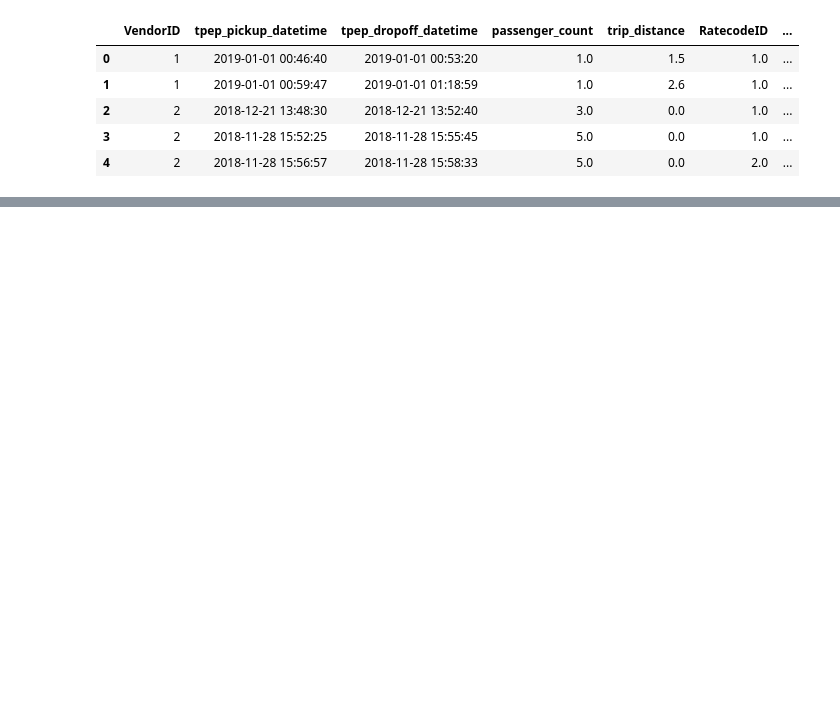
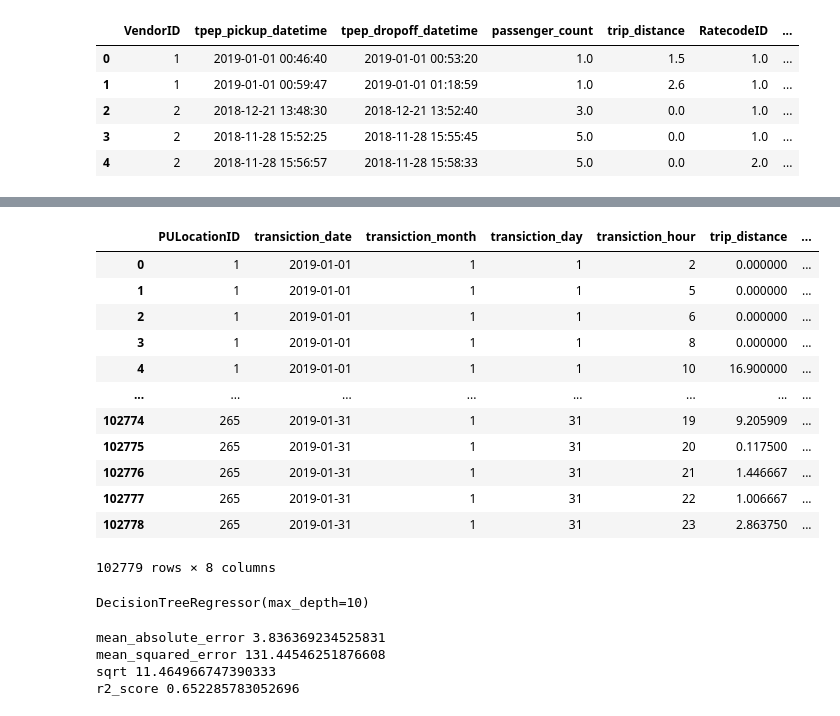
Before and after one commit to ebraheem002/nyc-taxi, a Jupyter notebook: presentable nootebook.ipynb, the cells around one changed output, grey strips where cells are left out. Cells and saved outputs as stored; diff of their text form; code cells hidden in the pictures; blank space fills up the shorter version.

```diff
--- a/presentable nootebook.ipynb
+++ b/presentable nootebook.ipynb
@@ -17,0 +188,17 @@ taxi_db.shape
+# %%
+data_benchmark_model = taxi_grouped_by_region.copy()
+data_benchmark_model
+# %% [output]
+|  | PULocationID | transiction_date | transiction_month | transiction_day | transiction_hour | trip_distance | ... |
+| 0 | 1 | 2019-01-01 | 1 | 1 | 2 | 0.000000 | ... |
+| 1 | 1 | 2019-01-01 | 1 | 1 | 5 | 0.000000 | ... |
+| 2 | 1 | 2019-01-01 | 1 | 1 | 6 | 0.000000 | ... |
+| 3 | 1 | 2019-01-01 | 1 | 1 | 8 | 0.000000 | ... |
+| 4 | 1 | 2019-01-01 | 1 | 1 | 10 | 16.900000 | ... |
+| ... | ... | ... | ... | ... | ... | ... | ... |
+| 102774 | 265 | 2019-01-31 | 1 | 31 | 19 | 9.205909 | ... |
+| 102775 | 265 | 2019-01-31 | 1 | 31 | 20 | 0.117500 | ... |
+| 102776 | 265 | 2019-01-31 | 1 | 31 | 21 | 1.446667 | ... |
+| 102777 | 265 | 2019-01-31 | 1 | 31 | 22 | 1.006667 | ... |
+| 102778 | 265 | 2019-01-31 | 1 | 31 | 23 | 2.863750 | ... |
+102779 rows × 8 columns
@@ -17,0 +218,26 @@ taxi_db.shape
+# %%
+from sklearn.tree import DecisionTreeRegressor
+
+tree = DecisionTreeRegressor(max_depth=10)
+tree.fit(x_train_b,y_train_b)
+# %% [output]
+DecisionTreeRegressor(max_depth=10)
+# %%
+model_at_hand = tree
+
+y_pred_b = model_at_hand.predict(x_test_b)
+
+from sklearn.metrics import mean_absolute_error
+from sklearn.metrics import mean_squared_error
+from sklearn.metrics import r2_score
+from math import sqrt
+
+print('mean_absolute_error',mean_absolute_error(y_test_b,y_pred_b))
+print('mean_squared_error',mean_squared_error(y_test_b,y_pred_b))
+print('sqrt',sqrt(mean_squared_error(y_test_b,y_pred_b)))
+print('r2_score',r2_score(y_test_b, y_pred_b))
+# %% [output]
+mean_absolute_error 3.836369234525831
+mean_squared_error 131.44546251876608
+sqrt 11.464966747390333
+r2_score 0.652285783052696
```
Also changed, not shown: parts of 34 cells of this notebook, 3 other files.
